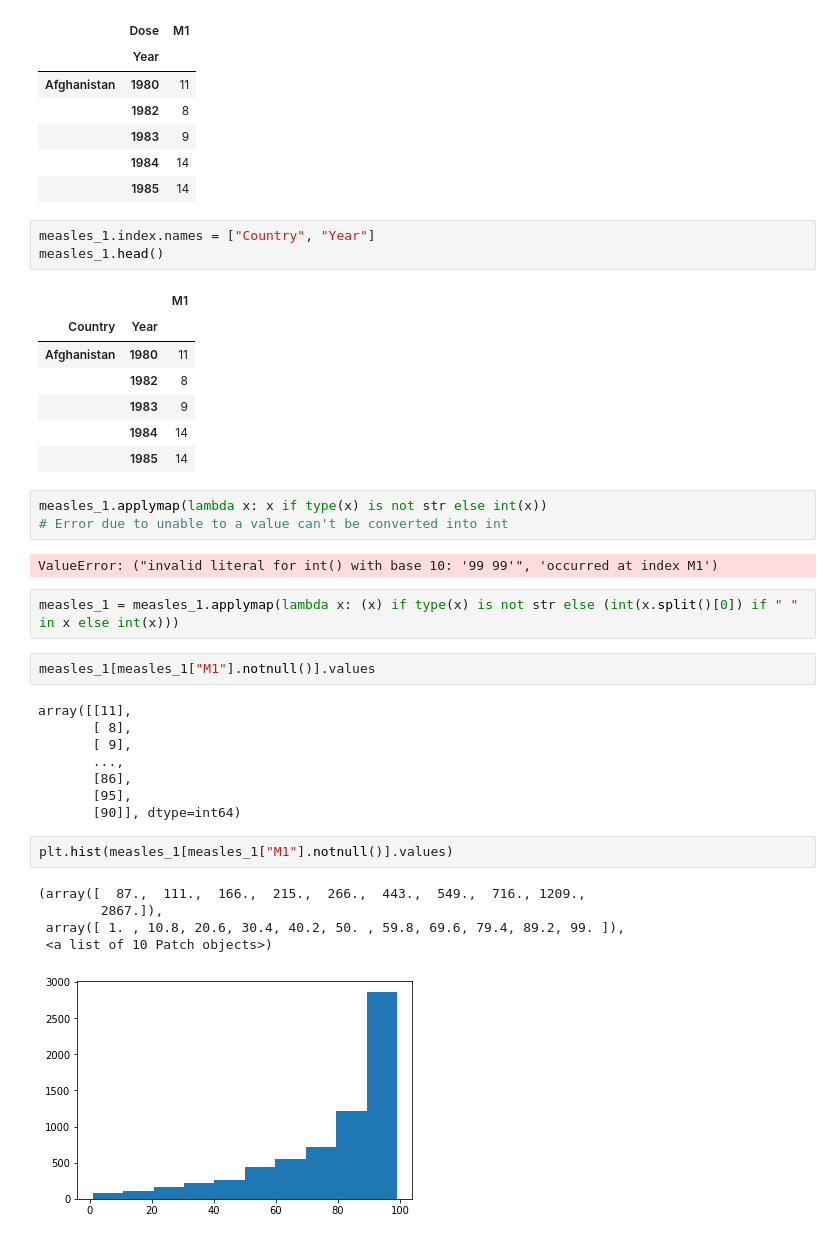
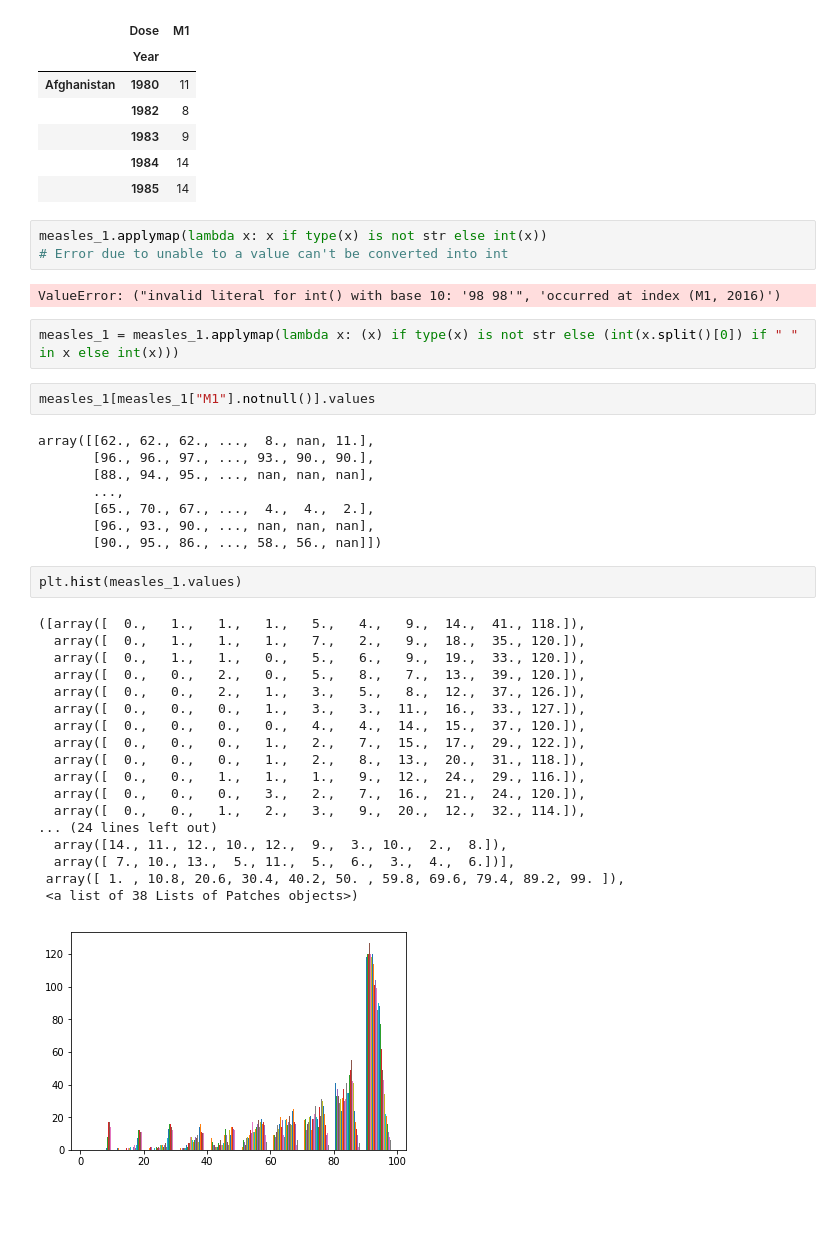
Before and after one commit to noatgnu/cds-python-graph, a Jupyter notebook: notebooks/main.ipynb, the cells around one changed output. Cells and saved outputs as stored; diff of their text form; blank space fills up the shorter version.

```diff
--- a/notebooks/main.ipynb
+++ b/notebooks/main.ipynb
@@ -100,40 +116,42 @@ measles_1.head()
 |  | 1983 | 9 |
 |  | 1984 | 14 |
 |  | 1985 | 14 |
-# %%
-measles_1.index.names = ["Country", "Year"]
-measles_1.head()
-# %% [output]
-|  |  | M1 |
-| Country | Year |  |
-| Afghanistan | 1980 | 11 |
-|  | 1982 | 8 |
-|  | 1983 | 9 |
-|  | 1984 | 14 |
-|  | 1985 | 14 |
 # %%
 measles_1.applymap(lambda x: x if type(x) is not str else int(x))
 # Error due to unable to a value can't be converted into int
 # %% [output]
-ValueError: ("invalid literal for int() with base 10: '99 99'", 'occurred at index M1')
+ValueError: ("invalid literal for int() with base 10: '98 98'", 'occurred at index (M1, 2016)')
 # %%
 measles_1 = measles_1.applymap(lambda x: (x) if type(x) is not str else (int(x.split()[0]) if " " in x else int(x)))
 # %%
 measles_1[measles_1["M1"].notnull()].values
 # %% [output]
-array([[11],
-       [ 8],
-       [ 9],
+array([[62., 62., 62., ...,  8., nan, 11.],
+       [96., 96., 97., ..., 93., 90., 90.],
+       [88., 94., 95., ..., nan, nan, nan],
        ...,
-       [86],
-       [95],
-       [90]], dtype=int64)
+       [65., 70., 67., ...,  4.,  4.,  2.],
+       [96., 93., 90., ..., nan, nan, nan],
+       [90., 95., 86., ..., 58., 56., nan]])
 # %%
-plt.hist(measles_1[measles_1["M1"].notnull()].values)
+plt.hist(measles_1.values)
 # %% [output]
-(array([  87.,  111.,  166.,  215.,  266.,  443.,  549.,  716., 1209.,
-        2867.]),
+([array([  0.,   1.,   1.,   1.,   5.,   4.,   9.,  14.,  41., 118.]),
+  array([  0.,   1.,   1.,   1.,   7.,   2.,   9.,  18.,  35., 120.]),
+  array([  0.,   1.,   1.,   0.,   5.,   6.,   9.,  19.,  33., 120.]),
+  array([  0.,   0.,   2.,   0.,   5.,   8.,   7.,  13.,  39., 120.]),
+  array([  0.,   0.,   2.,   1.,   3.,   5.,   8.,  12.,  37., 126.]),
+  array([  0.,   0.,   0.,   1.,   3.,   3.,  11.,  16.,  33., 127.]),
+  array([  0.,   0.,   0.,   0.,   4.,   4.,  14.,  15.,  37., 120.]),
+  array([  0.,   0.,   0.,   1.,   2.,   7.,  15.,  17.,  29., 122.]),
+  array([  0.,   0.,   0.,   1.,   2.,   8.,  13.,  20.,  31., 118.]),
+  array([  0.,   0.,   1.,   1.,   1.,   9.,  12.,  24.,  29., 116.]),
+  array([  0.,   0.,   0.,   3.,   2.,   7.,  16.,  21.,  24., 120.]),
+  array([  0.,   0.,   1.,   2.,   3.,   9.,  20.,  12.,  32., 114.]),
+... (24 lines left out)
+  array([14., 11., 12., 10., 12.,  9.,  3., 10.,  2.,  8.]),
+  array([ 7., 10., 13.,  5., 11.,  5.,  6.,  3.,  4.,  6.])],
  array([ 1. , 10.8, 20.6, 30.4, 40.2, 50. , 59.8, 69.6, 79.4, 89.2, 99. ]),
- <a list of 10 Patch objects>)
+ <a list of 38 Lists of Patches objects>)
-[figure, old version]
+[figure, new version]
 # %%
```
Also changed, not shown: parts of 5 cells of this notebook.
